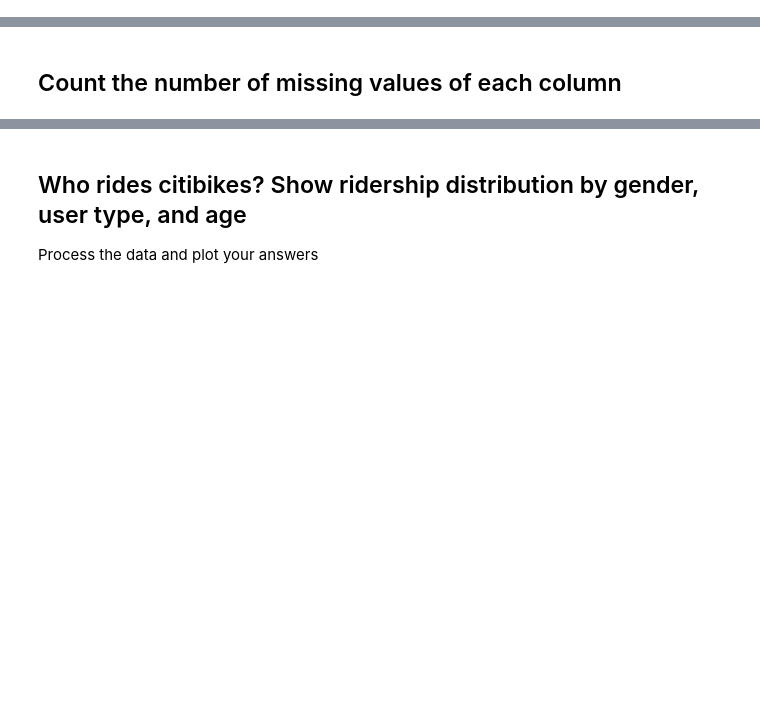
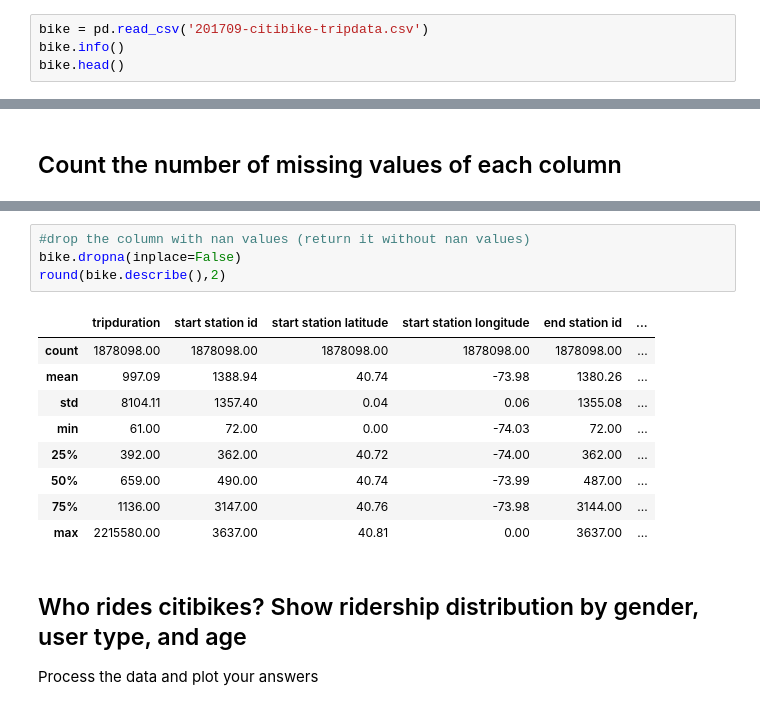
Before and after one commit to alyannisa/module-2, a Jupyter notebook: mod2_nurul_alyannisa.ipynb, the cells around one changed output, grey strips where cells are left out. Drawn from its saved outputs; the diff is of its cells as text; blank space fills up the shorter version.

````diff
--- a/mod2_nurul_alyannisa.ipynb
+++ b/mod2_nurul_alyannisa.ipynb
@@ -57,3 +142,7 @@ Example for downloading September 2017 Citibike data:
 ! curl https://s3.amazonaws.com/tripdata/$month-citibike-tripdata.csv.zip >> $month-citibike-tripdata.csv.zip
 ! unzip $month-citibike-tripdata.csv.zip
 ```
+# %%
+bike = pd.read_csv('201709-citibike-tripdata.csv')
+bike.info()
+bike.head()
@@ -62,3 +194,17 @@ Example for downloading September 2017 Citibike data:
+# %%
+#drop the column with nan values (return it without nan values)
+bike.dropna(inplace=False)
+round(bike.describe(),2)
+# %% [output]
+|  | tripduration | start station id | start station latitude | start station longitude | end station id | ... |
+| count | 1878098.00 | 1878098.00 | 1878098.00 | 1878098.00 | 1878098.00 | ... |
+| mean | 997.09 | 1388.94 | 40.74 | -73.98 | 1380.26 | ... |
+| std | 8104.11 | 1357.40 | 0.04 | 0.06 | 1355.08 | ... |
+| min | 61.00 | 72.00 | 0.00 | -74.03 | 72.00 | ... |
+| 25% | 392.00 | 362.00 | 40.72 | -74.00 | 362.00 | ... |
+| 50% | 659.00 | 490.00 | 40.74 | -73.99 | 487.00 | ... |
+| 75% | 1136.00 | 3147.00 | 40.76 | -73.98 | 3144.00 | ... |
+| max | 2215580.00 | 3637.00 | 40.81 | 0.00 | 3637.00 | ... |
 # %% [markdown]
 ## Who rides citibikes? Show ridership distribution by gender, user type, and age
 Process the data and plot your answers
````
Also changed, not shown: parts of 12 cells of this notebook.
